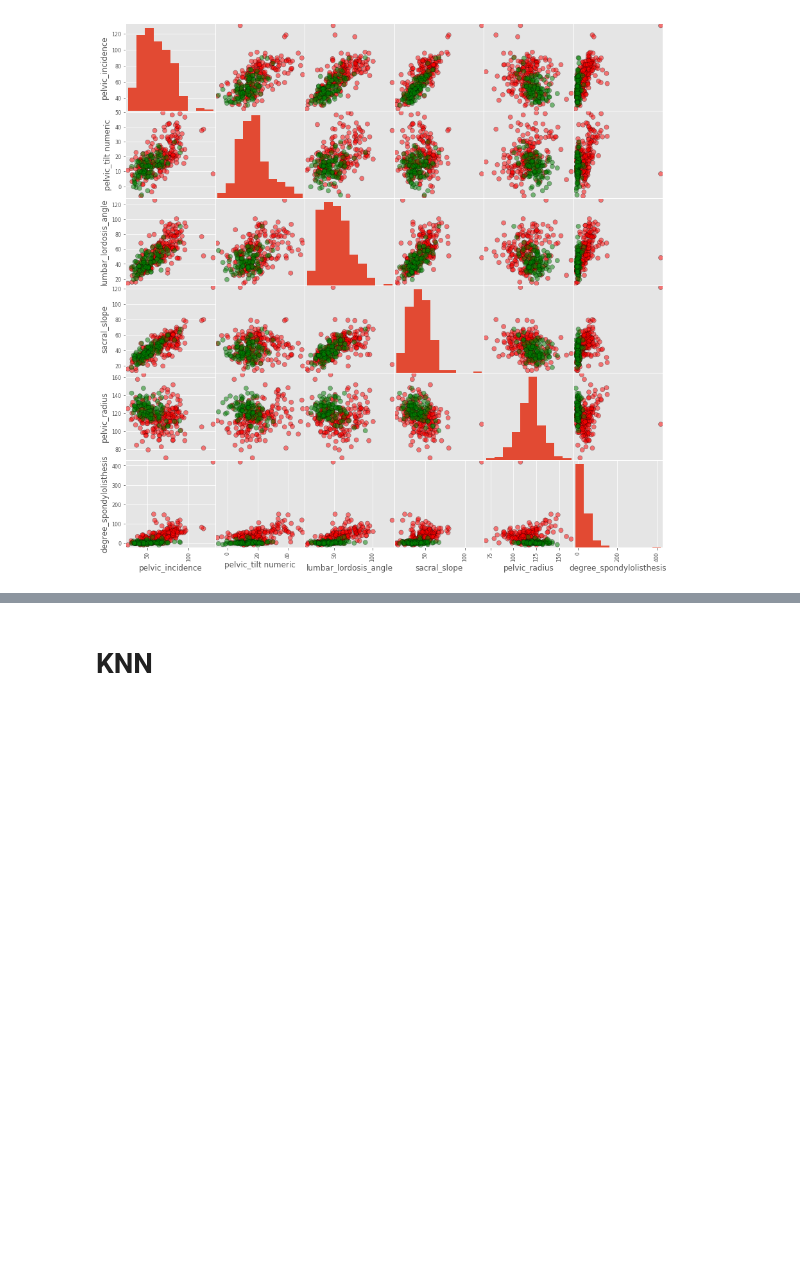
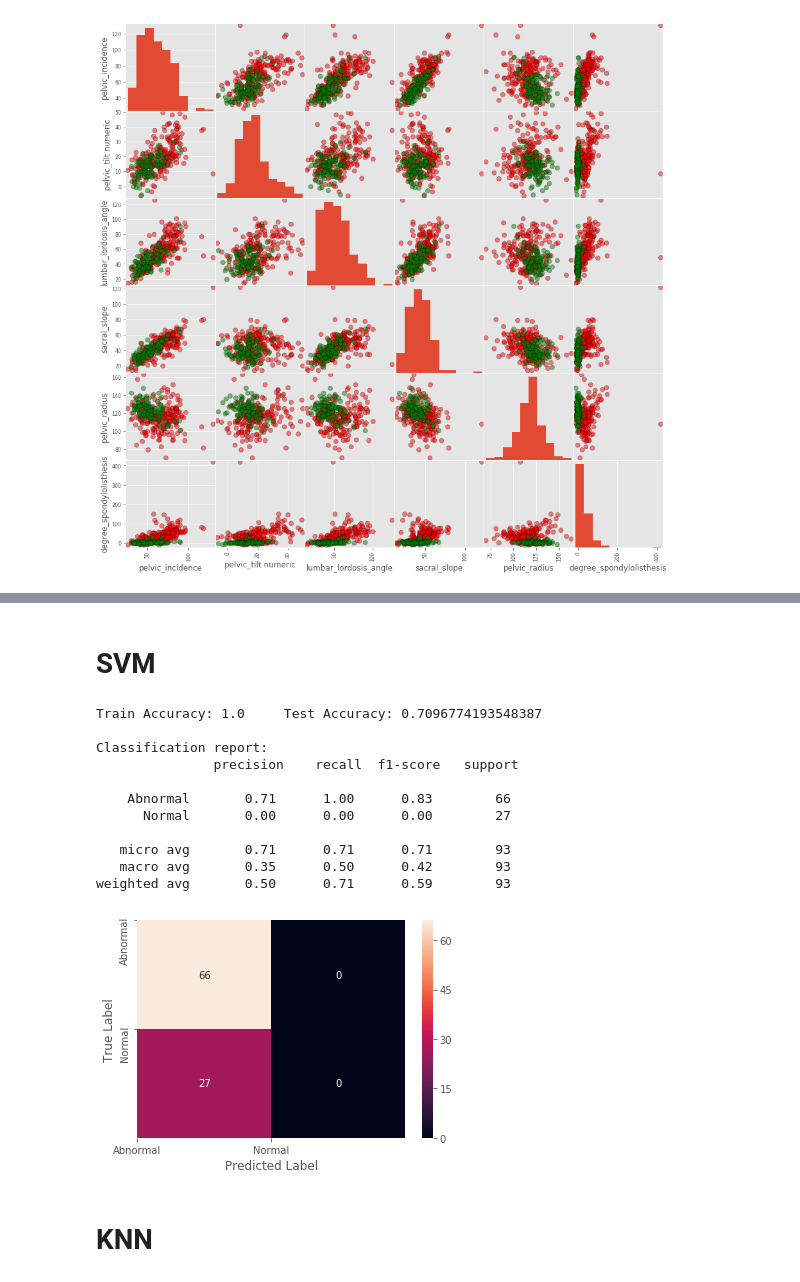
Before and after one commit to RohanAwhad/MachineLearning-DataMiningWareHousing-OrthopedicPatientClassification, a Jupyter notebook: Orthopedic patient classification 2Classes.ipynb, the cells around one changed output, grey strips where cells are left out. Drawn from its saved outputs; the diff is of its cells as text; code cells hidden in the pictures; blank space fills up the shorter version.

```diff
--- a/Orthopedic patient classification 2Classes.ipynb
+++ b/Orthopedic patient classification 2Classes.ipynb
@@ -99,3 +120,24 @@ def fit_n_predict(clf):
+# %% [markdown]
+# SVM
+# %%
+from sklearn.svm import SVC
+
+svc = SVC()
+pred, svc_train_acc, svc_test_acc = fit_n_predict(svc)
+plot_confusion_matrix(pred)
+# %% [output]
+Train Accuracy: 1.0     Test Accuracy: 0.7096774193548387
+
+Classification report:
+               precision    recall  f1-score   support
+
+    Abnormal       0.71      1.00      0.83        66
+      Normal       0.00      0.00      0.00        27
+
+   micro avg       0.71      0.71      0.71        93
+   macro avg       0.35      0.50      0.42        93
+weighted avg       0.50      0.71      0.59        93
+[figure, added]
 # %% [markdown]
 # KNN
 # %%
```
Also changed, not shown: parts of 15 cells of this notebook.
